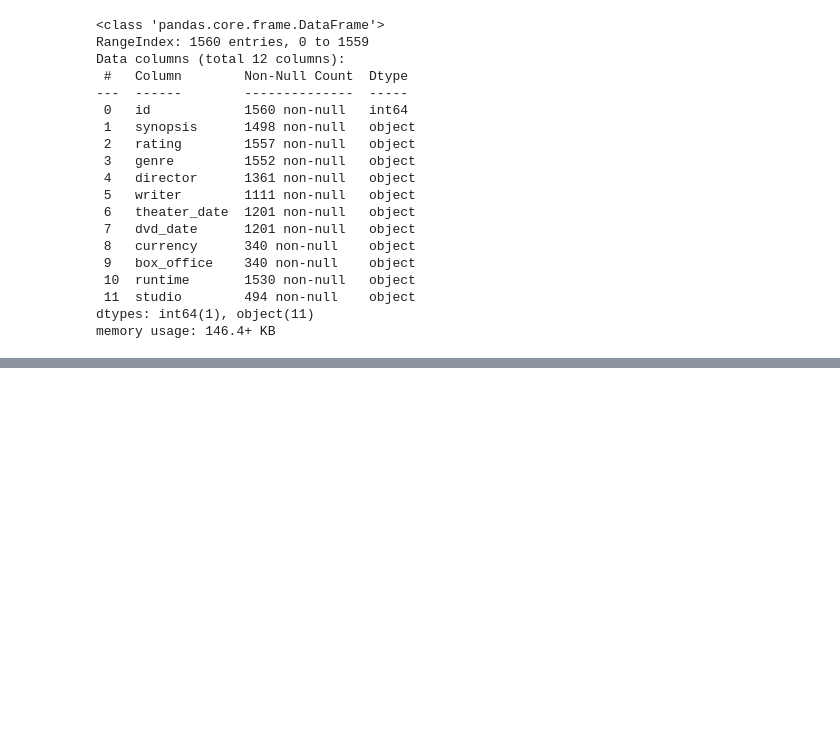
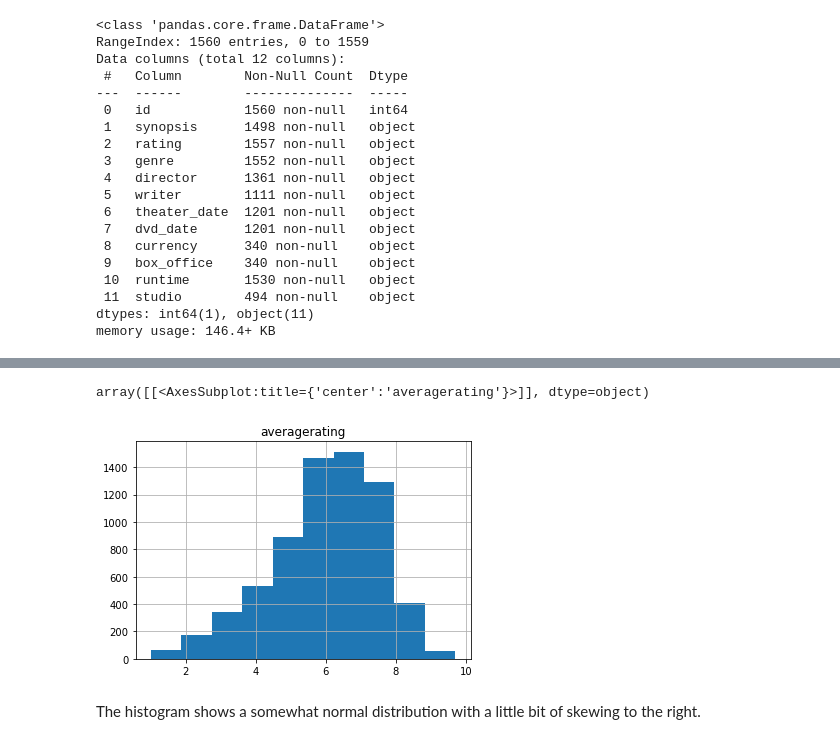
Before and after one commit to Cngabu/dsc-phase-1-project, a Jupyter notebook: student.ipynb, the cells around one changed output, grey strips where cells are left out. Saved outputs shown, nothing was run; the diff lists cells and outputs as text; code cells hidden in the pictures; blank space fills up the shorter version.

```diff
--- a/student.ipynb
+++ b/student.ipynb
@@ -439,0 +588,4 @@ __Do the data types line up with what we expect? Are there any missing values?__
+# %%
+#Dropping the duplicate entries
+new_title_ratings = new_title_ratings.drop_duplicates()
+new_title_ratings.shape
@@ -439,0 +601,3 @@ __Do the data types line up with what we expect? Are there any missing values?__
+# %%
+tbasics_and_ratings = new_title_basics.join(new_title_ratings, how="inner")
+tbasics_and_ratings.head()
@@ -439,0 +881,4 @@ __Do the data types line up with what we expect? Are there any missing values?__
+# %%
+#Rename the tconst column in new_tbasics_and_ratings to movie_id
+tbasics_and_ratings.index.names = ['movie_id']
+tbasics_and_ratings
@@ -439,0 +983,3 @@ __Do the data types line up with what we expect? Are there any missing values?__
+# %%
+new_tbasics_and_ratings = tbasics_and_ratings.drop(columns = ['numvotes'])
+new_tbasics_and_ratings.head()
@@ -439,0 +994,7 @@ __Do the data types line up with what we expect? Are there any missing values?__
+# %%
+new_tbasics_and_ratings[['genres', 'averagerating']].hist()
+# %% [output]
+array([[<AxesSubplot:title={'center':'averagerating'}>]], dtype=object)
+[figure, added]
+# %% [markdown]
+The histogram shows a somewhat normal distribution with a little bit of skewing to the right.
```
Also changed, not shown: parts of 147 cells of this notebook, 7 other files.
